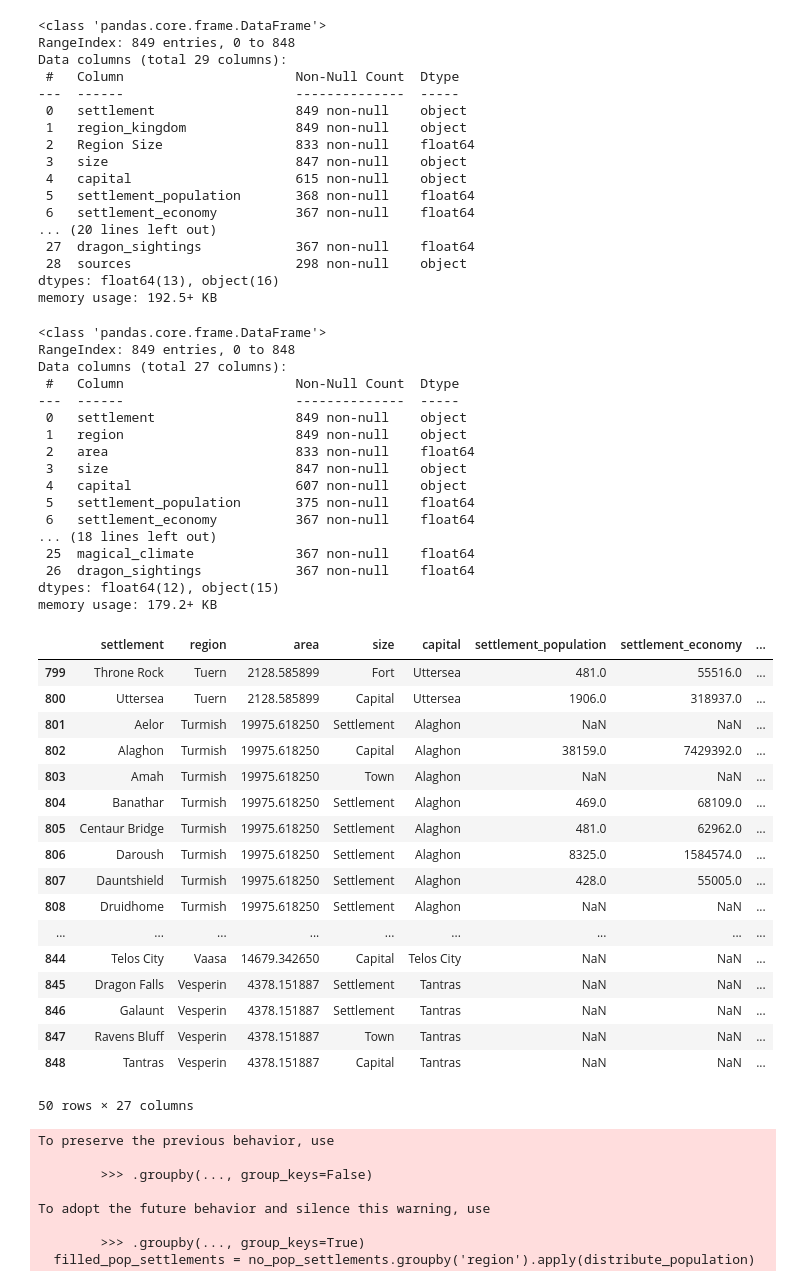
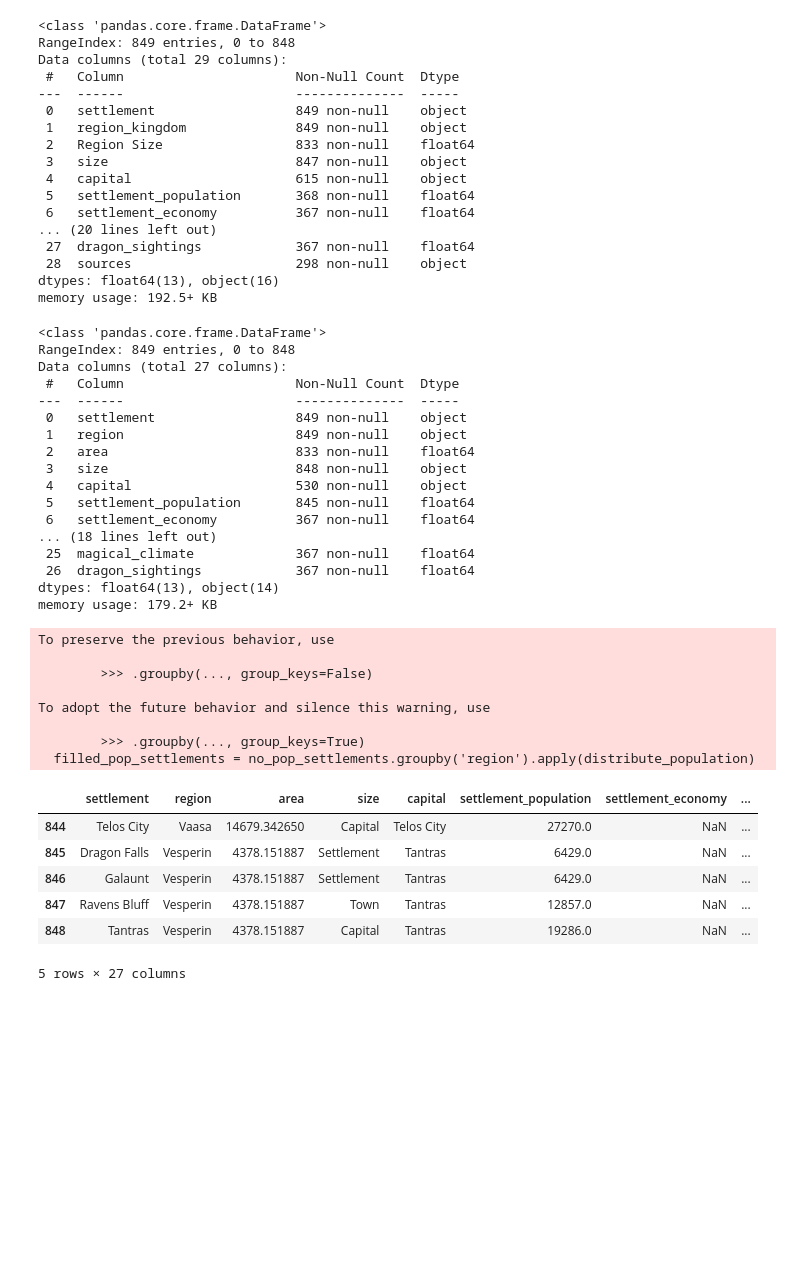
Before and after one commit to jbloewencolon/Creating-Dataset-for-The-Socioeconomics-of-Faerun, a Jupyter notebook: Dataset_Collection.ipynb, the cells around one changed output. Cells and saved outputs as stored; diff of their text form; code cells hidden in the pictures; blank space fills up the shorter version.

```diff
--- a/Dataset_Collection.ipynb
+++ b/Dataset_Collection.ipynb
@@ -2807,7 +2808,7 @@ dtypes: float64(13), object(16)
 memory usage: 192.5+ KB
 # %%
 # Define the file path (it seems you've already specified it)
-file_path = '/content/drive/MyDrive/Colab Notebooks/DnD/updated_dataset_original.csv'
+file_path = '/content/drive/MyDrive/Colab Notebooks/DnD/updated_dataset.csv'
 # %%
 try:
     df = pd.read_csv(file_path, encoding='ISO-8859-1')
@@ -2825,36 +2826,15 @@ Data columns (total 27 columns):
  0   settlement                  849 non-null    object
  1   region                      849 non-null    object
  2   area                        833 non-null    float64
- 3   size                        847 non-null    object
- 4   capital                     607 non-null    object
- 5   settlement_population       375 non-null    float64
+ 3   size                        848 non-null    object
+ 4   capital                     530 non-null    object
+ 5   settlement_population       845 non-null    float64
  6   settlement_economy          367 non-null    float64
 ... (18 lines left out)
  25  magical_climate             367 non-null    float64
  26  dragon_sightings            367 non-null    float64
-dtypes: float64(12), object(15)
+dtypes: float64(13), object(14)
 memory usage: 179.2+ KB
-# %%
-df.tail(50)
-# %% [output]
-|  | settlement | region | area | size | capital | settlement_population | settlement_economy | ... |
-| 799 | Throne Rock | Tuern | 2128.585899 | Fort | Uttersea | 481.0 | 55516.0 | ... |
-| 800 | Uttersea | Tuern | 2128.585899 | Capital | Uttersea | 1906.0 | 318937.0 | ... |
-| 801 | Aelor | Turmish | 19975.618250 | Settlement | Alaghon | NaN | NaN | ... |
-| 802 | Alaghon | Turmish | 19975.618250 | Capital | Alaghon | 38159.0 | 7429392.0 | ... |
-| 803 | Amah | Turmish | 19975.618250 | Town | Alaghon | NaN | NaN | ... |
-| 804 | Banathar | Turmish | 19975.618250 | Settlement | Alaghon | 469.0 | 68109.0 | ... |
-| 805 | Centaur Bridge | Turmish | 19975.618250 | Settlement | Alaghon | 481.0 | 62962.0 | ... |
-| 806 | Daroush | Turmish | 19975.618250 | Settlement | Alaghon | 8325.0 | 1584574.0 | ... |
-| 807 | Dauntshield | Turmish | 19975.618250 | Settlement | Alaghon | 428.0 | 55005.0 | ... |
-| 808 | Druidhome | Turmish | 19975.618250 | Settlement | Alaghon | NaN | NaN | ... |
-| ... | ... | ... | ... | ... | ... | ... | ... | ... |
-| 844 | Telos City | Vaasa | 14679.342650 | Capital | Telos City | NaN | NaN | ... |
-| 845 | Dragon Falls | Vesperin | 4378.151887 | Settlement | Tantras | NaN | NaN | ... |
-| 846 | Galaunt | Vesperin | 4378.151887 | Settlement | Tantras | NaN | NaN | ... |
-| 847 | Ravens Bluff | Vesperin | 4378.151887 | Town | Tantras | NaN | NaN | ... |
-| 848 | Tantras | Vesperin | 4378.151887 | Capital | Tantras | NaN | NaN | ... |
-50 rows × 27 columns
 # %%
 # Step 1: Create a DataFrame with settlements with missing or zero 'settlement_population'
 df['settlement_population'] = pd.to_numeric(df['settlement_population'], errors='coerce')
@@ -2896,3 +2876,13 @@ df.update(filled_pop_settlements)
 # %%
 # Save the DataFrame to a CSV file
 df.to_csv(file_path, index=False)
+# %%
+df.tail()
+# %% [output]
+|  | settlement | region | area | size | capital | settlement_population | settlement_economy | ... |
+| 844 | Telos City | Vaasa | 14679.342650 | Capital | Telos City | 27270.0 | NaN | ... |
+| 845 | Dragon Falls | Vesperin | 4378.151887 | Settlement | Tantras | 6429.0 | NaN | ... |
+| 846 | Galaunt | Vesperin | 4378.151887 | Settlement | Tantras | 6429.0 | NaN | ... |
+| 847 | Ravens Bluff | Vesperin | 4378.151887 | Town | Tantras | 12857.0 | NaN | ... |
+| 848 | Tantras | Vesperin | 4378.151887 | Capital | Tantras | 19286.0 | NaN | ... |
+5 rows × 27 columns
```
Also changed, not shown: parts of 3 cells of this notebook.
